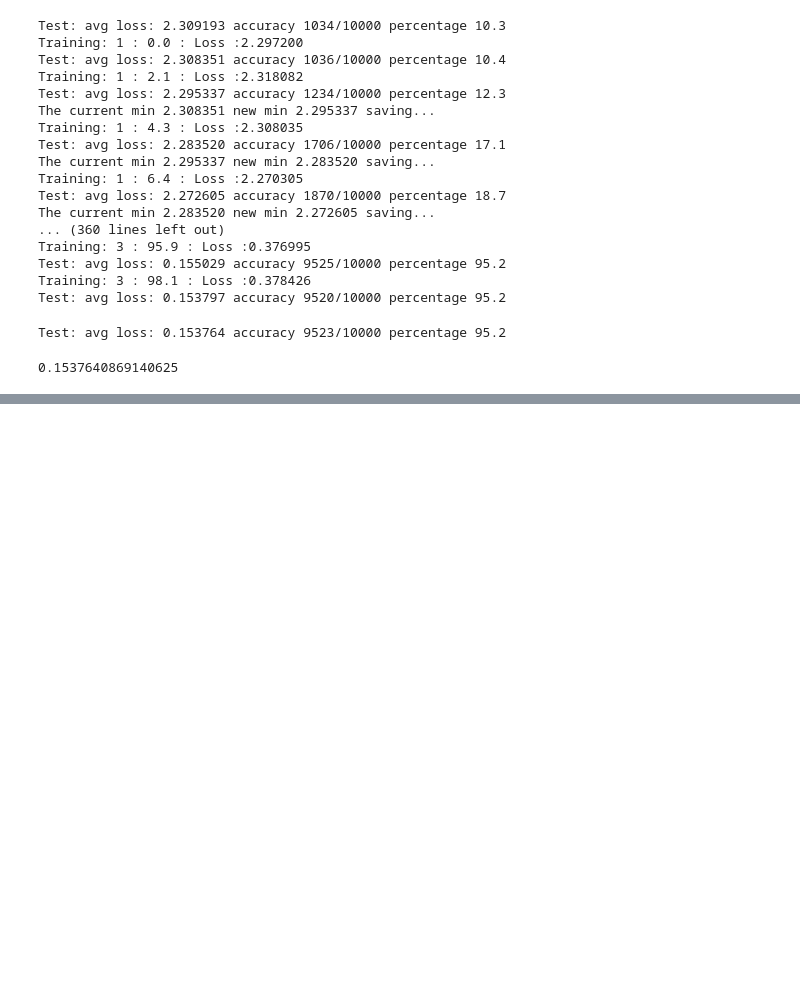
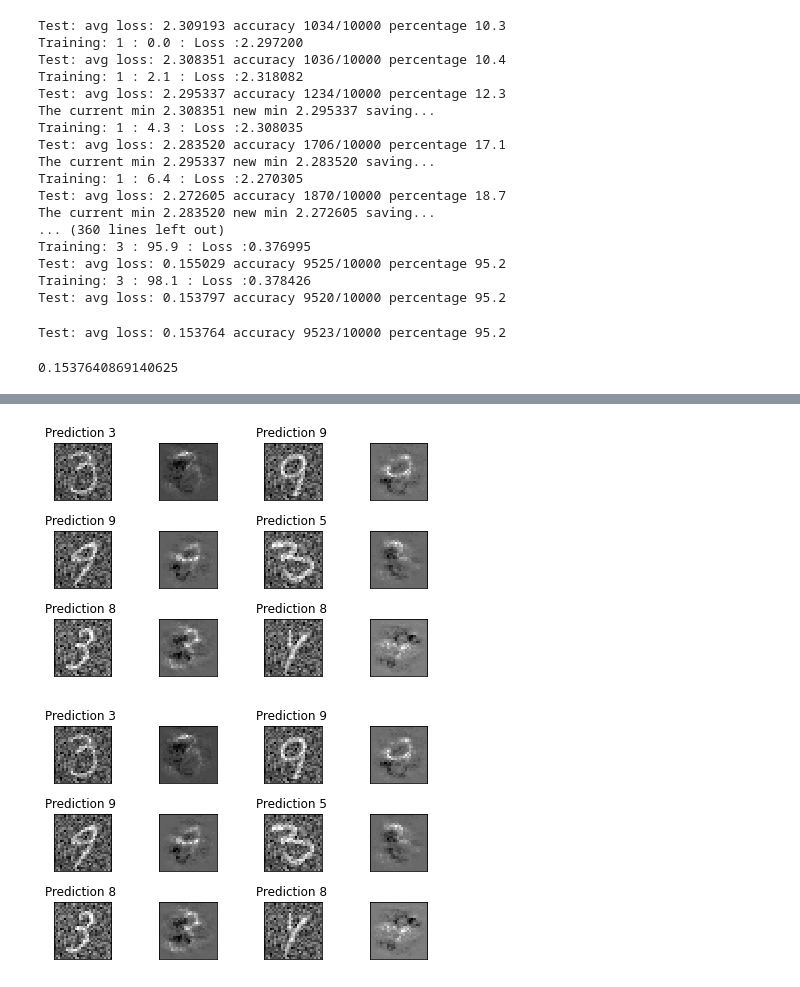
Before and after one commit to anonsachin/ai-trustframework, a Jupyter notebook: XAI/xai-mnist.ipynb, the cells around one changed output, grey strips where cells are left out. Saved outputs shown, nothing was run; the diff lists cells and outputs as text; code cells hidden in the pictures; blank space fills up the shorter version.

```diff
--- a/XAI/xai-mnist.ipynb
+++ b/XAI/xai-mnist.ipynb
@@ -143,0 +194,26 @@ Test: avg loss: 0.153764 accuracy 9523/10000 percentage 95.2
+# %%
+fig = plt.figure()
+position = 1
+with torch.no_grad():
+    for i in range(6):
+        attributions, attributions_error = ig.attribute(inputs=noisy_examples[i],baselines=baseline, target=example_values[i],
+                         method='gausslegendre', return_convergence_delta=True)
+        plt.subplot(3,4,position)
+        position += 1
+        plt.tight_layout()
+        plt.imshow(noisy_examples[i][0], cmap='gray', interpolation='none')
+        output = network(noisy_examples[i])
+        plt.title("Prediction {} ".format(output.data.max(1)[1].item()))
+        plt.xticks([])
+        plt.yticks([])
+
+        plt.subplot(3,4,position)
+        position += 1
+        plt.tight_layout()
+        plt.imshow(attributions[0][0], cmap='gray', interpolation='none')
+        plt.xticks([])
+        plt.yticks([])
+fig
+# %% [output]
+[figure, added]
+[figure, added]
```
Also changed, not shown: parts of 8 cells of this notebook, 2 other files.
